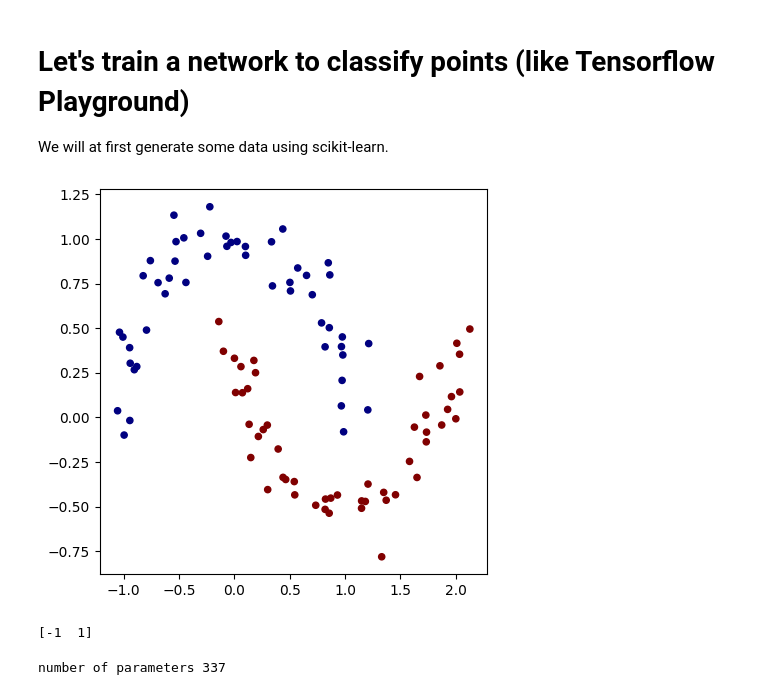
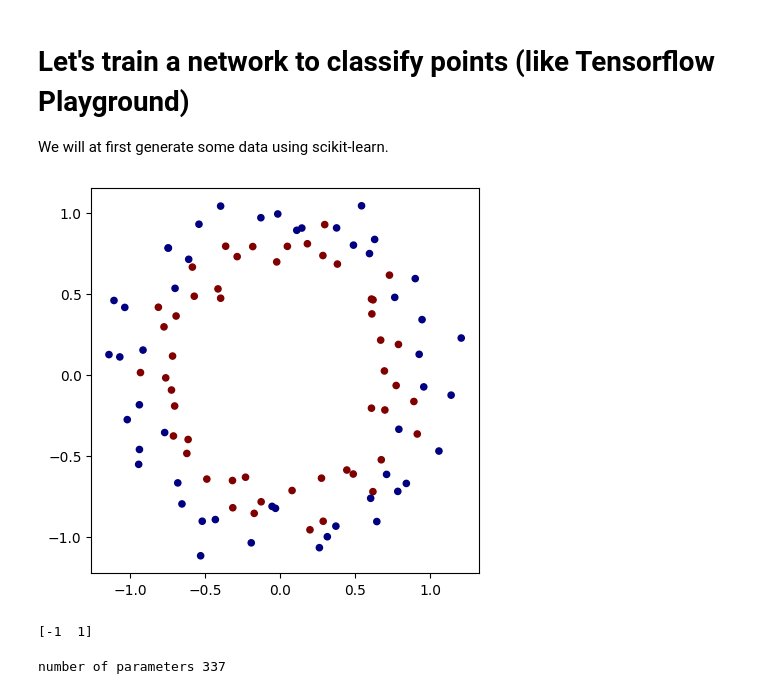
Before and after one commit to leonhardrobin/fh-ai-24, a Jupyter notebook: ai_nn_02.ipynb, the cells around one changed output. Cells and saved outputs as stored; diff of their text form; code cells hidden in the pictures.

```diff
--- a/ai_nn_02.ipynb
+++ b/ai_nn_02.ipynb
@@ -403,17 +408,17 @@ print( "predictions: " + str(ypred) )
 We will at first generate some data using scikit-learn.
 # %%
 # make up a dataset
-X, y = make_moons(n_samples=100, noise=0.1)
+X, y = make_circles(n_samples=100, noise=0.1)
 #X, y = make_circles(n_samples=100, noise=0.05)
 
 y = y*2 - 1 # make y be -1 or 1
 # visualize in 2D
 plt.figure(figsize=(5,5))
 plt.scatter(X[:,0], X[:,1], c=y, s=20, cmap='jet')
 plt.show()
 print(np.unique(y))
 # %% [output]
-[figure, old version]
+[figure, new version]
 [-1  1]
 # %%
 # initialize a model
```
Also changed, not shown: parts of 8 cells of this notebook.
